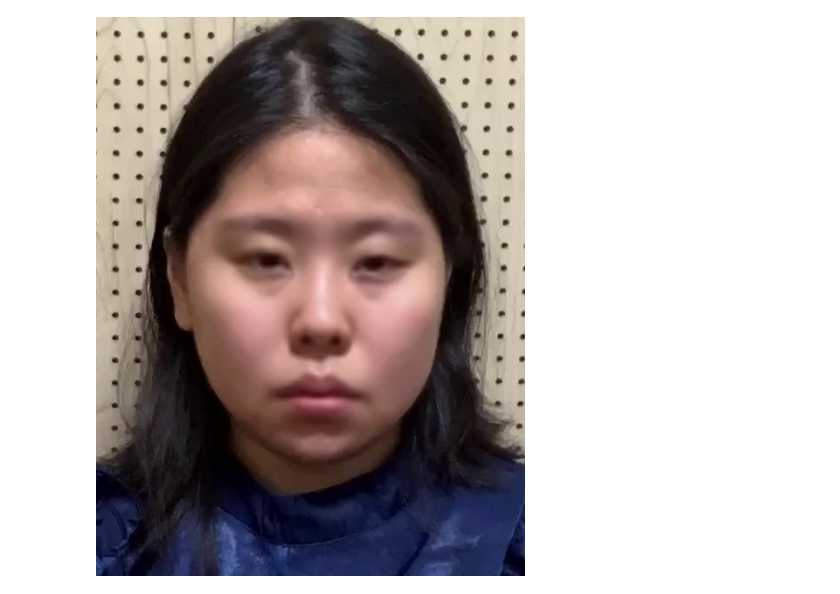
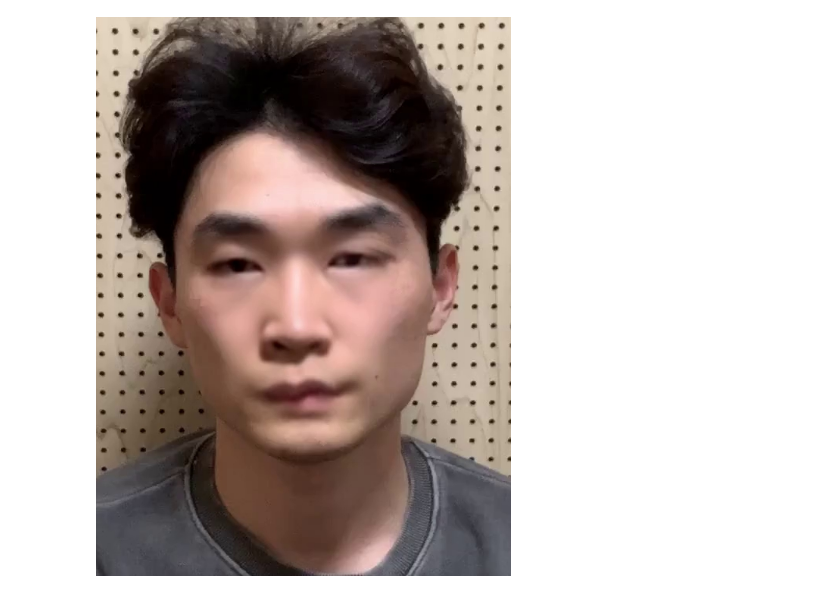
Before and after one commit to faraz-g/deepfake_detection, a Jupyter notebook: notebooks/test_ig_filter.ipynb, the cells around one changed output. Cells and saved outputs as stored; diff of their text form; code cells hidden in the pictures.

```diff
--- a/notebooks/test_ig_filter.ipynb
+++ b/notebooks/test_ig_filter.ipynb
@@ -28,7 +29,7 @@ first_image = Image.open(images[0])
 # %%
-display(first_image)
+display(first_fake_image)
 # %% [output]
-[figure, old version]
+[figure, new version]
 # %%
 display(apply_insta_filter(first_image))
 # %% [output]
```
Also changed, not shown: parts of 4 cells of this notebook, 3 other files.
